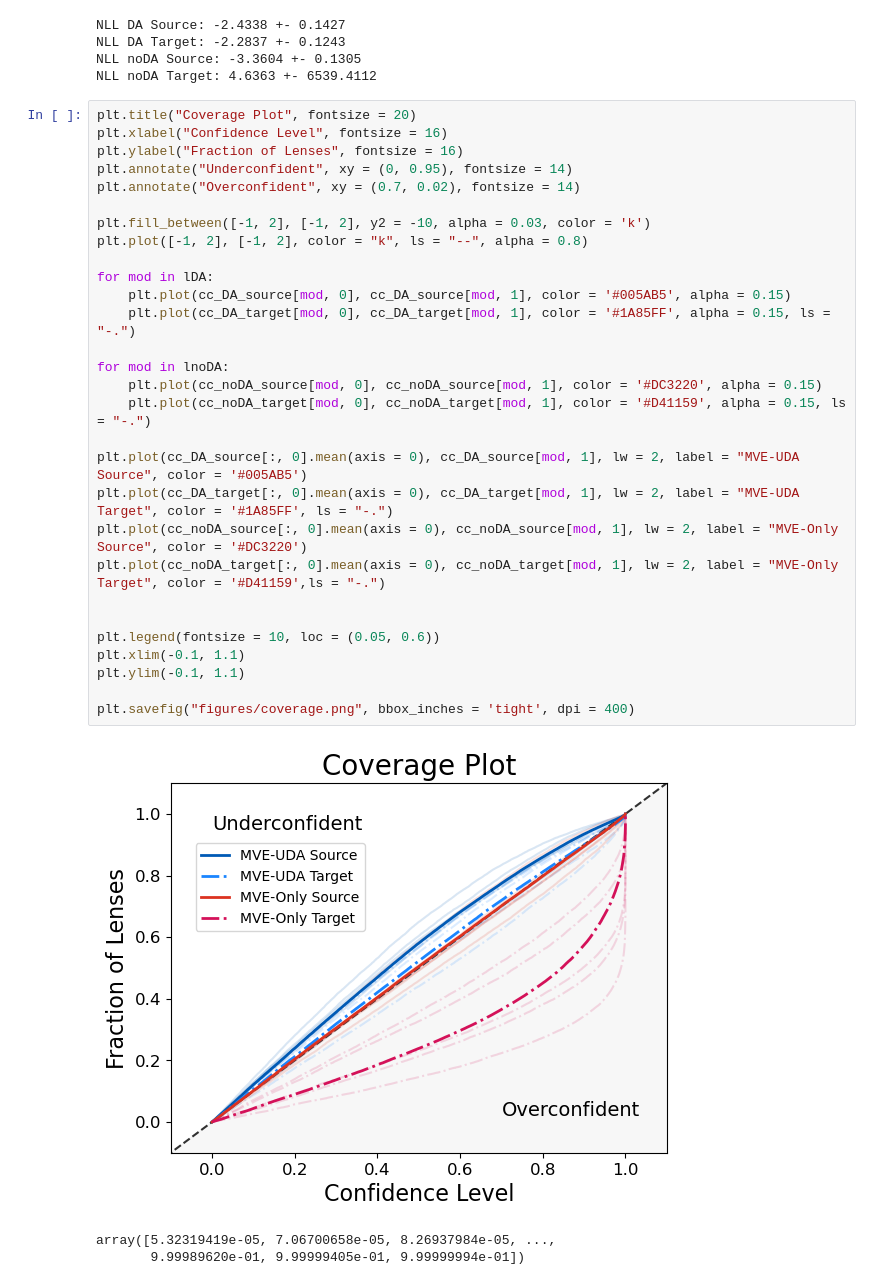
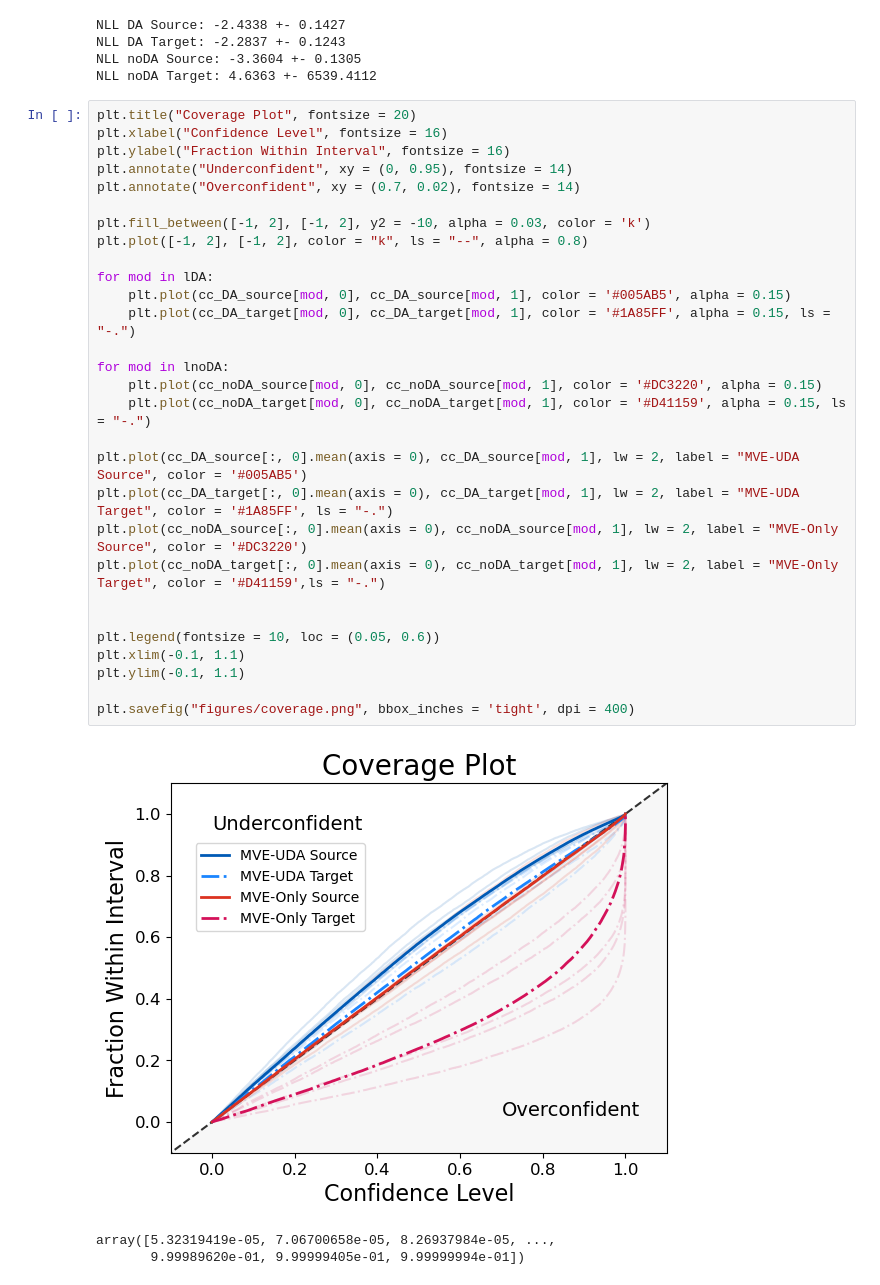
Before and after one commit to deepskies/DomainAdaptiveMVEforLensModeling, a Jupyter notebook: src/training/FinalPaperMVEv2/ModelVizUltimate.ipynb, the cells around one changed output. Drawn from its saved outputs; the diff is of its cells as text.

```diff
--- a/src/training/FinalPaperMVEv2/ModelVizUltimate.ipynb
+++ b/src/training/FinalPaperMVEv2/ModelVizUltimate.ipynb
@@ -169,34 +169,34 @@ NLL noDA Target: 4.6363 +- 6539.4112
 # %%
 plt.title("Coverage Plot", fontsize = 20)
 plt.xlabel("Confidence Level", fontsize = 16)
-plt.ylabel("Fraction of Lenses", fontsize = 16)
+plt.ylabel("Fraction Within Interval", fontsize = 16)
 plt.annotate("Underconfident", xy = (0, 0.95), fontsize = 14)
 plt.annotate("Overconfident", xy = (0.7, 0.02), fontsize = 14)
 
 plt.fill_between([-1, 2], [-1, 2], y2 = -10, alpha = 0.03, color = 'k')
 plt.plot([-1, 2], [-1, 2], color = "k", ls = "--", alpha = 0.8)
 
 for mod in lDA:
     plt.plot(cc_DA_source[mod, 0], cc_DA_source[mod, 1], color = '#005AB5', alpha = 0.15)
     plt.plot(cc_DA_target[mod, 0], cc_DA_target[mod, 1], color = '#1A85FF', alpha = 0.15, ls = "-.")
 
 for mod in lnoDA:
     plt.plot(cc_noDA_source[mod, 0], cc_noDA_source[mod, 1], color = '#DC3220', alpha = 0.15)
     plt.plot(cc_noDA_target[mod, 0], cc_noDA_target[mod, 1], color = '#D41159', alpha = 0.15, ls = "-.")
 
 plt.plot(cc_DA_source[:, 0].mean(axis = 0), cc_DA_source[mod, 1], lw = 2, label = "MVE-UDA Source", color = '#005AB5')
 plt.plot(cc_DA_target[:, 0].mean(axis = 0), cc_DA_target[mod, 1], lw = 2, label = "MVE-UDA Target", color = '#1A85FF', ls = "-.")
 plt.plot(cc_noDA_source[:, 0].mean(axis = 0), cc_noDA_source[mod, 1], lw = 2, label = "MVE-Only Source", color = '#DC3220')
 plt.plot(cc_noDA_target[:, 0].mean(axis = 0), cc_noDA_target[mod, 1], lw = 2, label = "MVE-Only Target", color = '#D41159',ls = "-.")
 
 
 plt.legend(fontsize = 10, loc = (0.05, 0.6))
 plt.xlim(-0.1, 1.1)
 plt.ylim(-0.1, 1.1)
 
 plt.savefig("figures/coverage.png", bbox_inches = 'tight', dpi = 400)
 # %% [output]
-[figure, old version]
+[figure, new version]
 # %%
 # %% [output]
 array([5.32319419e-05, 7.06700658e-05, 8.26937984e-05, ...,
```
Also changed, not shown: 4 other files.
